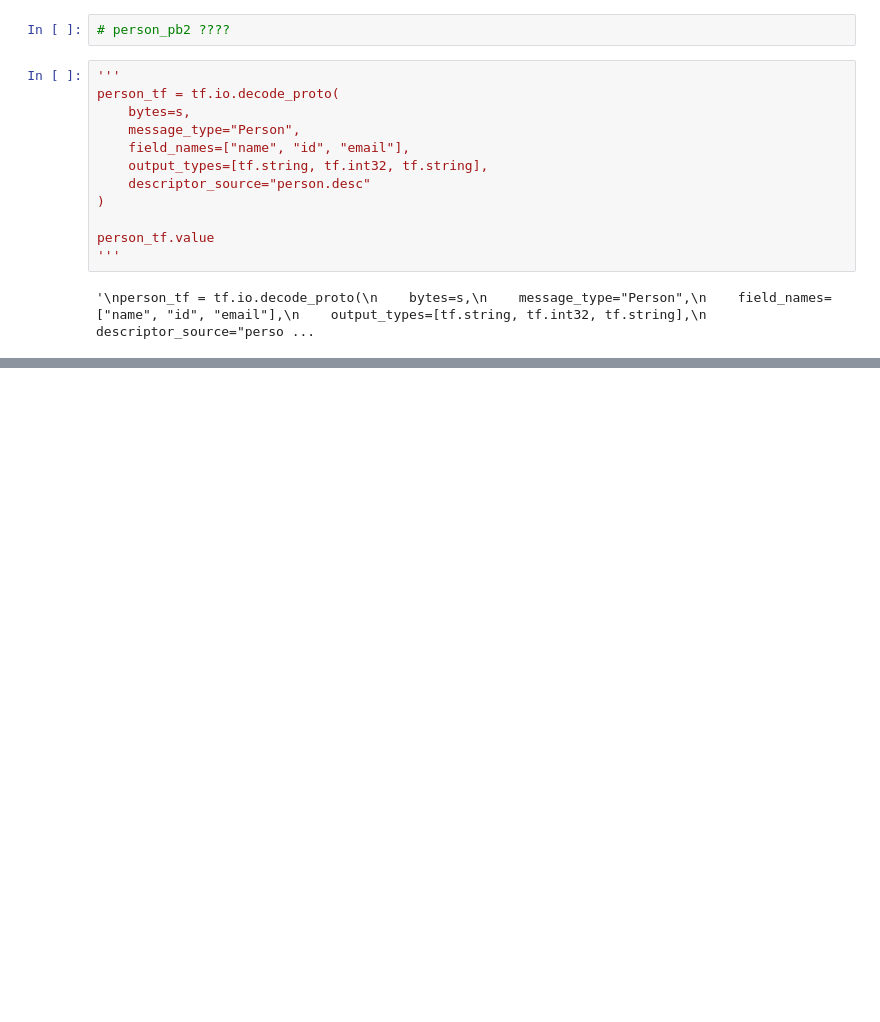
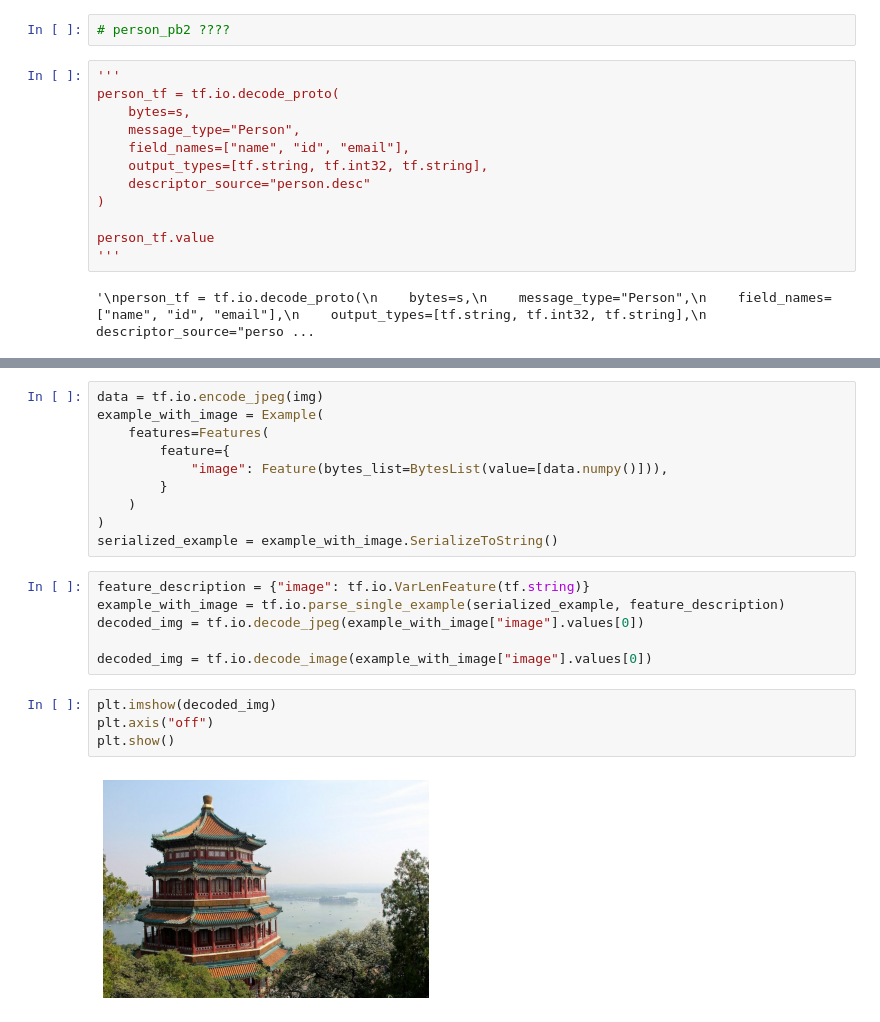
Before and after one commit to ozingmw/Hands-On_ML_Repo, a Jupyter notebook: preprocessing.ipynb, the cells around one changed output, grey strips where cells are left out. Saved outputs shown, nothing was run; the diff lists cells and outputs as text; blank space fills up the shorter version.

```diff
--- a/preprocessing.ipynb
+++ b/preprocessing.ipynb
@@ -440,0 +518,22 @@ person_tf.value
+# %%
+data = tf.io.encode_jpeg(img)
+example_with_image = Example(
+    features=Features(
+        feature={
+            "image": Feature(bytes_list=BytesList(value=[data.numpy()])),
+        }
+    )
+)
+serialized_example = example_with_image.SerializeToString()
+# %%
+feature_description = {"image": tf.io.VarLenFeature(tf.string)}
+example_with_image = tf.io.parse_single_example(serialized_example, feature_description)
+decoded_img = tf.io.decode_jpeg(example_with_image["image"].values[0])
+
+decoded_img = tf.io.decode_image(example_with_image["image"].values[0])
+# %%
+plt.imshow(decoded_img)
+plt.axis("off")
+plt.show()
+# %% [output]
+[figure, added]
```
Also changed, not shown: parts of 33 cells of this notebook, 4 other files.
